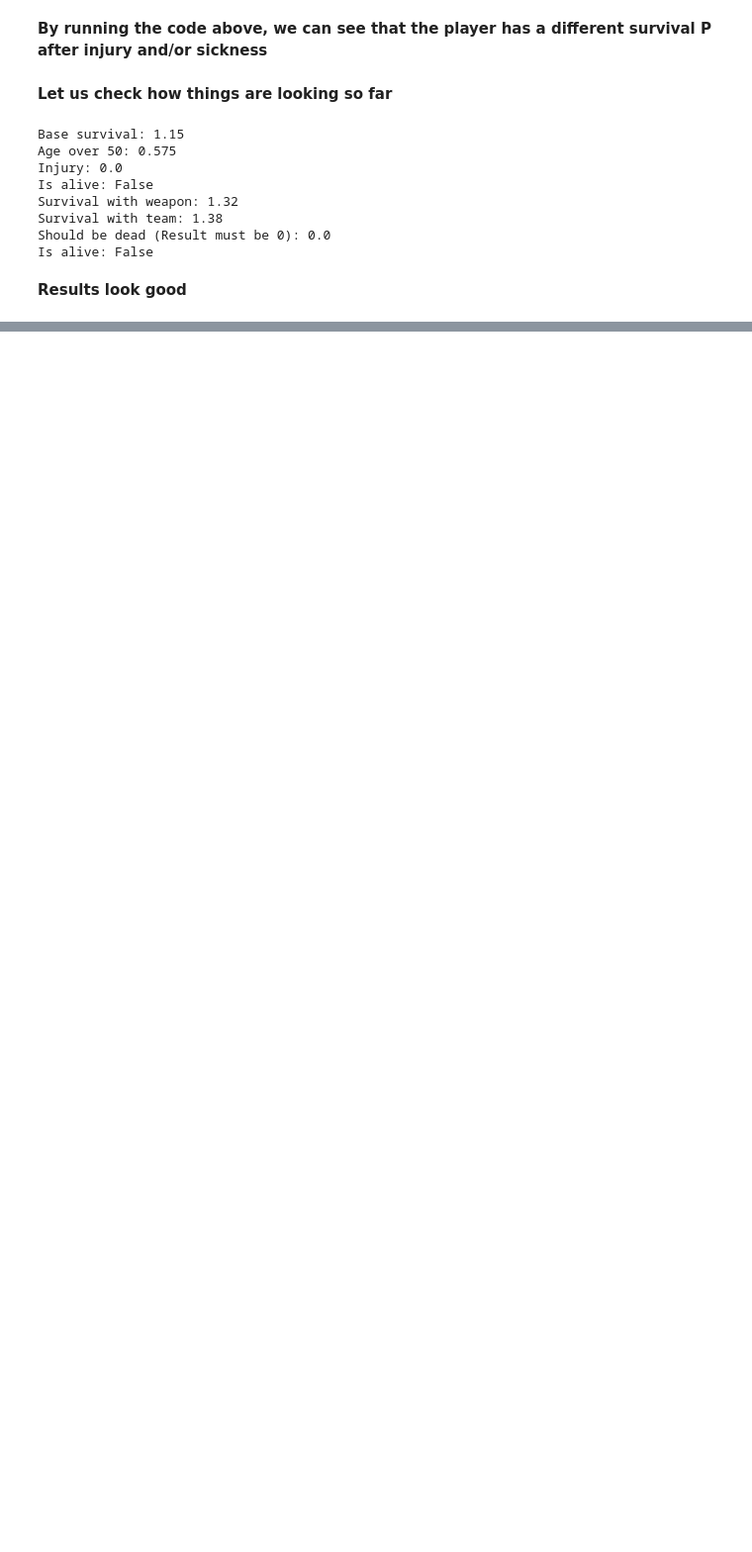
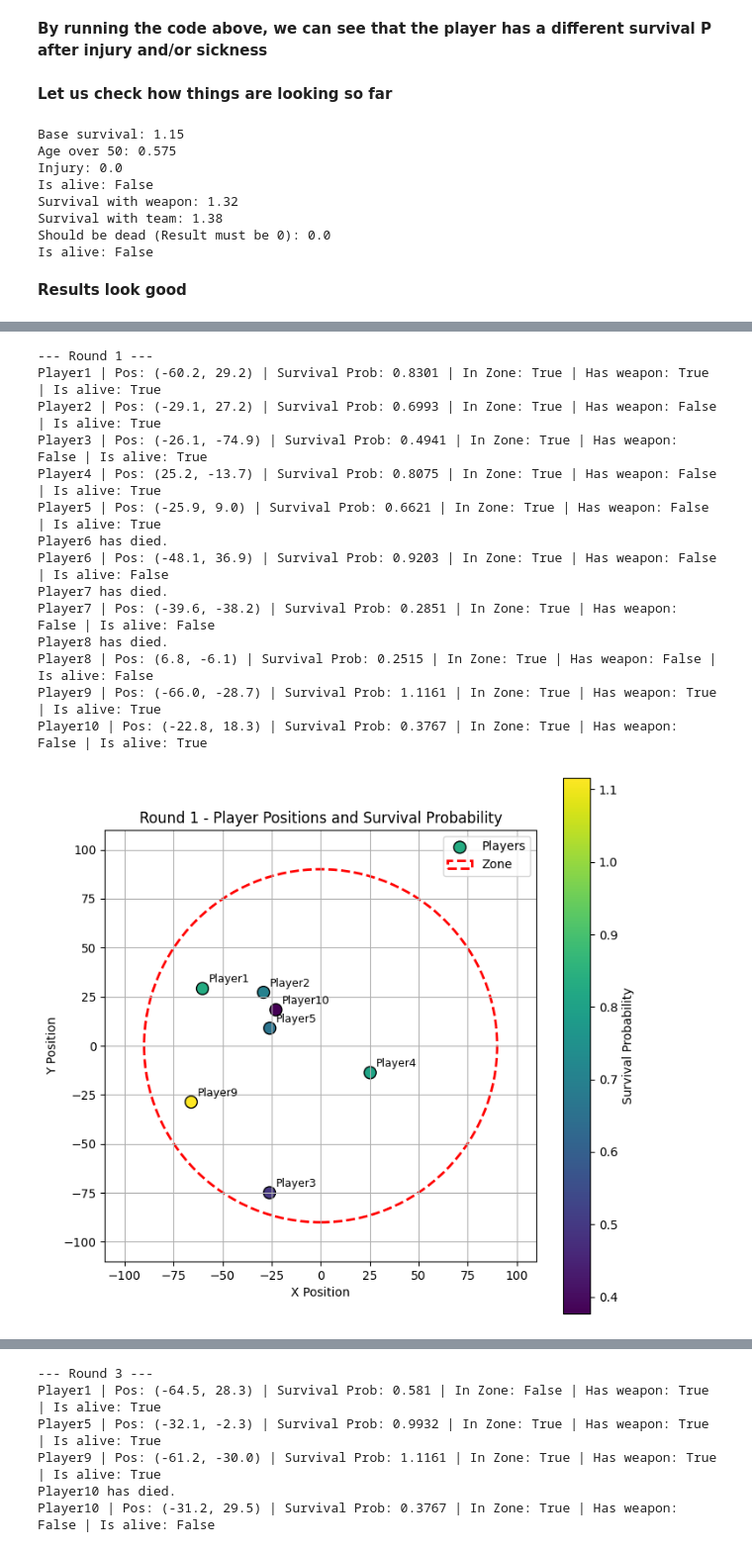
Before and after one commit to ViktorGeorgiev98/Battle_Royale_Survival_Rate, a Jupyter notebook: Battle_Rolay_Survival_Rate.ipynb, the cells around one changed output, grey strips where cells are left out. Shown at 99% size. Cells and saved outputs as stored; diff of their text form; code cells hidden in the pictures; blank space fills up the shorter version.

```diff
--- a/Battle_Rolay_Survival_Rate.ipynb
+++ b/Battle_Rolay_Survival_Rate.ipynb
@@ -715,0 +986,35 @@ Player10 (doctor) | Pos: (-45.5, -31.9) | Prob: 0.0 | Alive: False
+# %%
+zone = Zone()
+players = generate_random_players(10)
+
+for round_num in range(1, 6):
+    print(f"\n--- Round {round_num} ---")
+    zone.shrink()
+
+    for player in players:
+        if player.is_alive:
+            player.move()
+            player.update_status()
+            prob = player.get_survival_probability(zone)
+            # Probabilistic death check
+            if random.random() > prob:
+                player.is_alive = False
+                print(f"{player.name} has died.")
+            print(f"{player.name} | Pos: ({round(player.x,1)}, {round(player.y,1)}) | Survival Prob: {prob} | In Zone: {zone.is_inside(player.x, player.y)} | Has weapon: {player.has_weapon} | Is alive: {player.is_alive}")
+    plot_players(players, round_num, zone)
+# %% [output]
+--- Round 1 ---
+Player1 | Pos: (-60.2, 29.2) | Survival Prob: 0.8301 | In Zone: True | Has weapon: True | Is alive: True
+Player2 | Pos: (-29.1, 27.2) | Survival Prob: 0.6993 | In Zone: True | Has weapon: False | Is alive: True
+Player3 | Pos: (-26.1, -74.9) | Survival Prob: 0.4941 | In Zone: True | Has weapon: False | Is alive: True
+Player4 | Pos: (25.2, -13.7) | Survival Prob: 0.8075 | In Zone: True | Has weapon: False | Is alive: True
+Player5 | Pos: (-25.9, 9.0) | Survival Prob: 0.6621 | In Zone: True | Has weapon: False | Is alive: True
+Player6 has died.
+Player6 | Pos: (-48.1, 36.9) | Survival Prob: 0.9203 | In Zone: True | Has weapon: False | Is alive: False
+Player7 has died.
+Player7 | Pos: (-39.6, -38.2) | Survival Prob: 0.2851 | In Zone: True | Has weapon: False | Is alive: False
+Player8 has died.
+Player8 | Pos: (6.8, -6.1) | Survival Prob: 0.2515 | In Zone: True | Has weapon: False | Is alive: False
+Player9 | Pos: (-66.0, -28.7) | Survival Prob: 1.1161 | In Zone: True | Has weapon: True | Is alive: True
+Player10 | Pos: (-22.8, 18.3) | Survival Prob: 0.3767 | In Zone: True | Has weapon: False | Is alive: True
+[figure, added]
@@ -715,0 +1033,6 @@ Player10 (doctor) | Pos: (-45.5, -31.9) | Prob: 0.0 | Alive: False
+--- Round 3 ---
+Player1 | Pos: (-64.5, 28.3) | Survival Prob: 0.581 | In Zone: False | Has weapon: True | Is alive: True
+Player5 | Pos: (-32.1, -2.3) | Survival Prob: 0.9932 | In Zone: True | Has weapon: True | Is alive: True
+Player9 | Pos: (-61.2, -30.0) | Survival Prob: 1.1161 | In Zone: True | Has weapon: True | Is alive: True
+Player10 has died.
+Player10 | Pos: (-31.2, 29.5) | Survival Prob: 0.3767 | In Zone: True | Has weapon: False | Is alive: False
```
Also changed, not shown: parts of 9 cells of this notebook.
